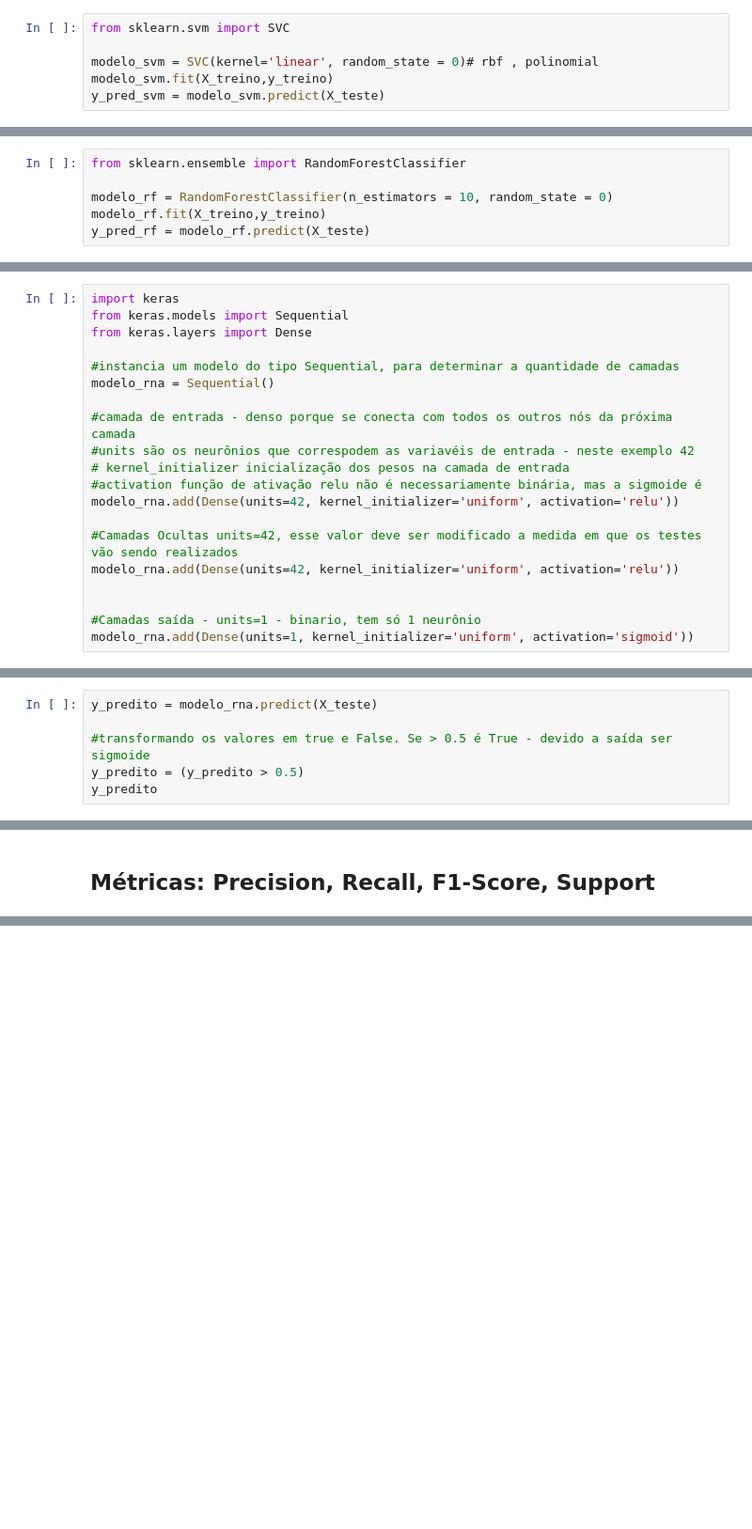
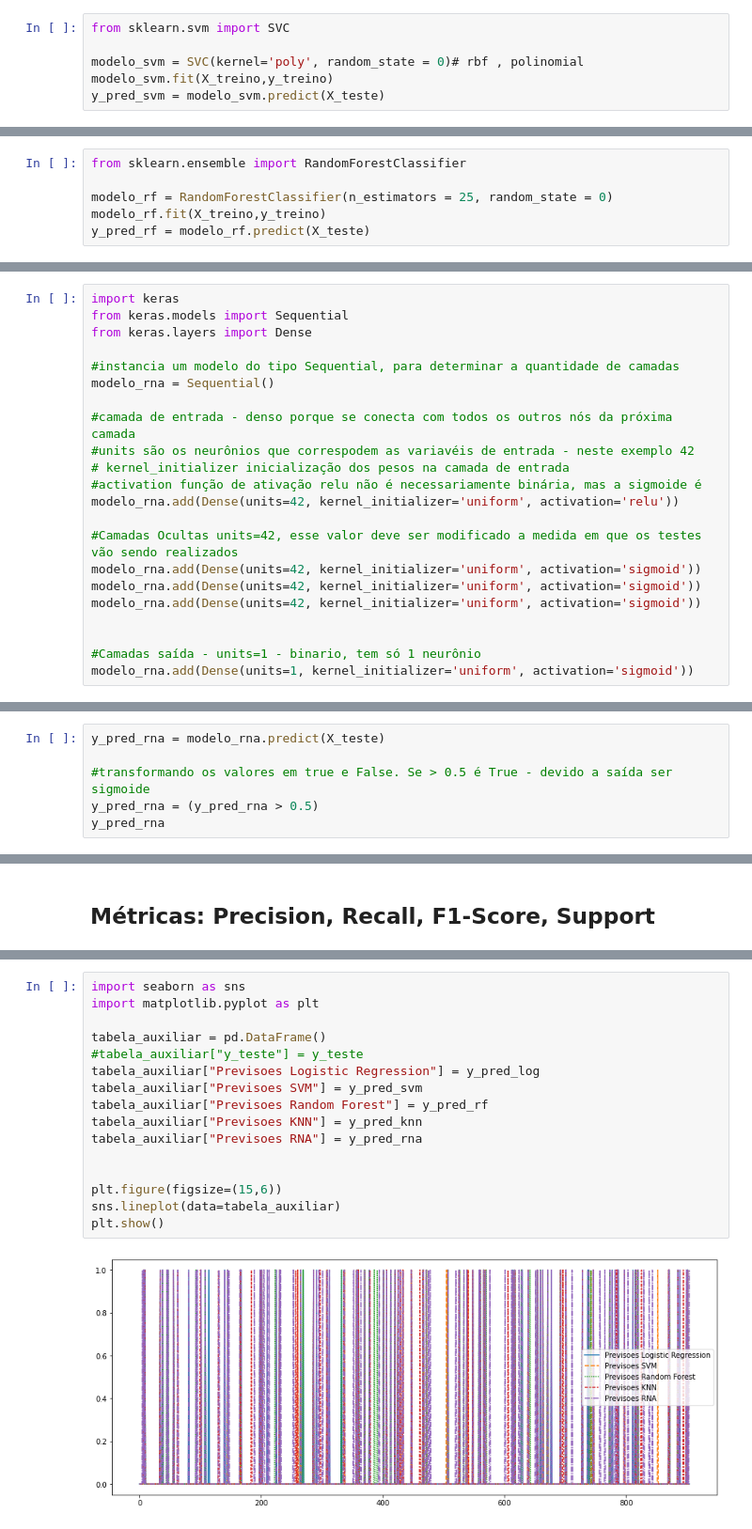
Before and after one commit to danismoreirasilva/machine_learnin_dp_ufsc, a Jupyter notebook: trabalho_final_Daniela.ipynb, the cells around one changed output, grey strips where cells are left out. Shown at 94% size. Saved outputs shown, nothing was run; the diff lists cells and outputs as text; blank space fills up the shorter version.

```diff
--- a/trabalho_final_Daniela.ipynb
+++ b/trabalho_final_Daniela.ipynb
@@ -117,7 +158,7 @@ y_pred_log = modelo_log.predict(X_teste)
 # %%
 from sklearn.svm import SVC
 
-modelo_svm = SVC(kernel='linear', random_state = 0)# rbf , polinomial
+modelo_svm = SVC(kernel='poly', random_state = 0)# rbf , polinomial
 modelo_svm.fit(X_treino,y_treino)
 y_pred_svm = modelo_svm.predict(X_teste)
 # %% [markdown]
@@ -125,7 +166,7 @@ y_pred_svm = modelo_svm.predict(X_teste)
 # %%
 from sklearn.ensemble import RandomForestClassifier
 
-modelo_rf = RandomForestClassifier(n_estimators = 10, random_state = 0)
+modelo_rf = RandomForestClassifier(n_estimators = 25, random_state = 0)
 modelo_rf.fit(X_treino,y_treino)
 y_pred_rf = modelo_rf.predict(X_teste)
 # %% [markdown]
@@ -155,7 +196,9 @@ modelo_rna = Sequential()
 modelo_rna.add(Dense(units=42, kernel_initializer='uniform', activation='relu'))
 
 #Camadas Ocultas units=42, esse valor deve ser modificado a medida em que os testes vão sendo realizados
-modelo_rna.add(Dense(units=42, kernel_initializer='uniform', activation='relu'))
+modelo_rna.add(Dense(units=42, kernel_initializer='uniform', activation='sigmoid'))
+modelo_rna.add(Dense(units=42, kernel_initializer='uniform', activation='sigmoid'))
+modelo_rna.add(Dense(units=42, kernel_initializer='uniform', activation='sigmoid'))
 
 
 #Camadas saída - units=1 - binario, tem só 1 neurônio
@@ -192,10 +235,10 @@ Epoch 50/50
 <keras.callbacks.History at 0x...>
 # %%
-y_predito = modelo_rna.predict(X_teste)
+y_pred_rna = modelo_rna.predict(X_teste)
 
 #transformando os valores em true e False. Se > 0.5 é True - devido a saída ser sigmoide
-y_predito = (y_predito > 0.5)
-y_predito
+y_pred_rna = (y_pred_rna > 0.5)
+y_pred_rna
 # %% [markdown]
 # Avaliação dos Modelos
 # %% [markdown]
@@ -274,0 +386,18 @@ weighted avg       0.90      0.89      0.89       905
+# %%
+import seaborn as sns
+import matplotlib.pyplot as plt
+
+tabela_auxiliar = pd.DataFrame()
+#tabela_auxiliar["y_teste"] = y_teste
+tabela_auxiliar["Previsoes Logistic Regression"] = y_pred_log
+tabela_auxiliar["Previsoes SVM"] = y_pred_svm
+tabela_auxiliar["Previsoes Random Forest"] = y_pred_rf
+tabela_auxiliar["Previsoes KNN"] = y_pred_knn
+tabela_auxiliar["Previsoes RNA"] = y_pred_rna
+
+
+plt.figure(figsize=(15,6))
+sns.lineplot(data=tabela_auxiliar)
+plt.show()
+# %% [output]
+[figure, added]
```
Also changed, not shown: parts of 25 cells of this notebook.
